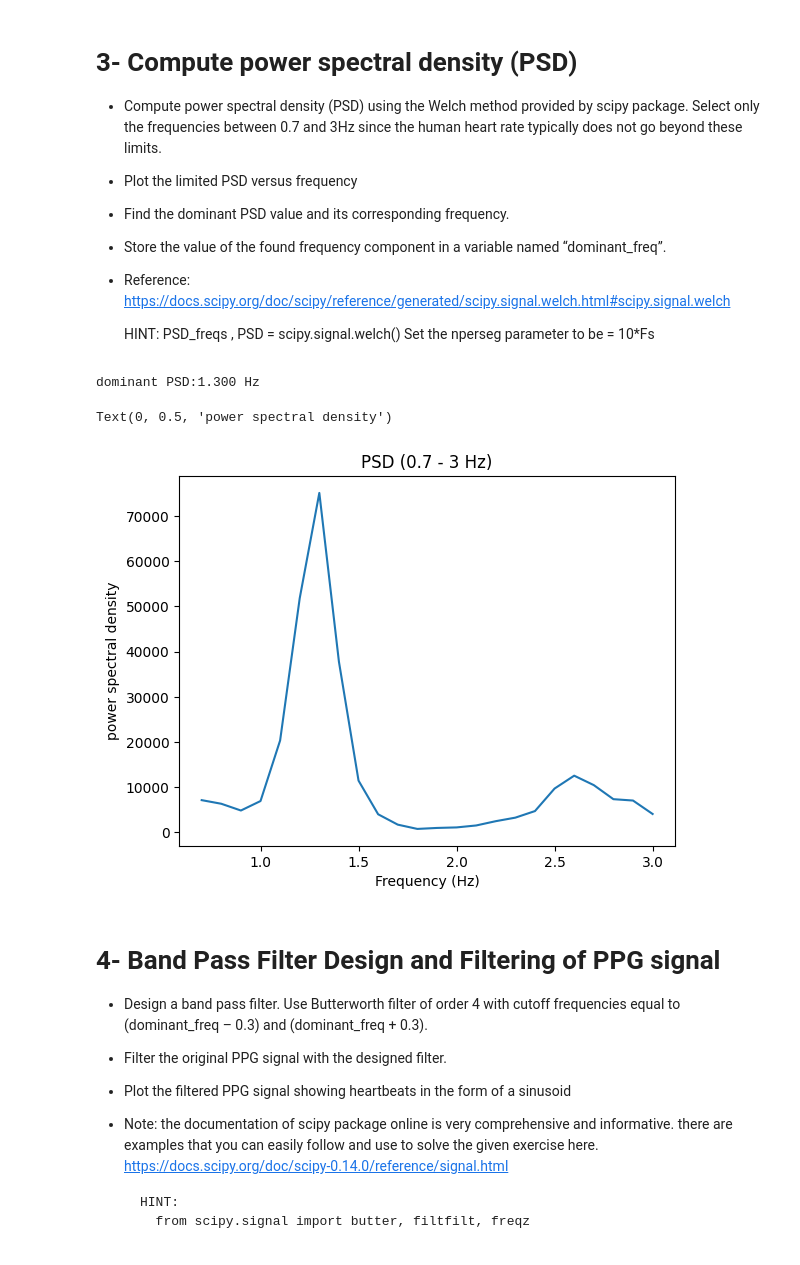
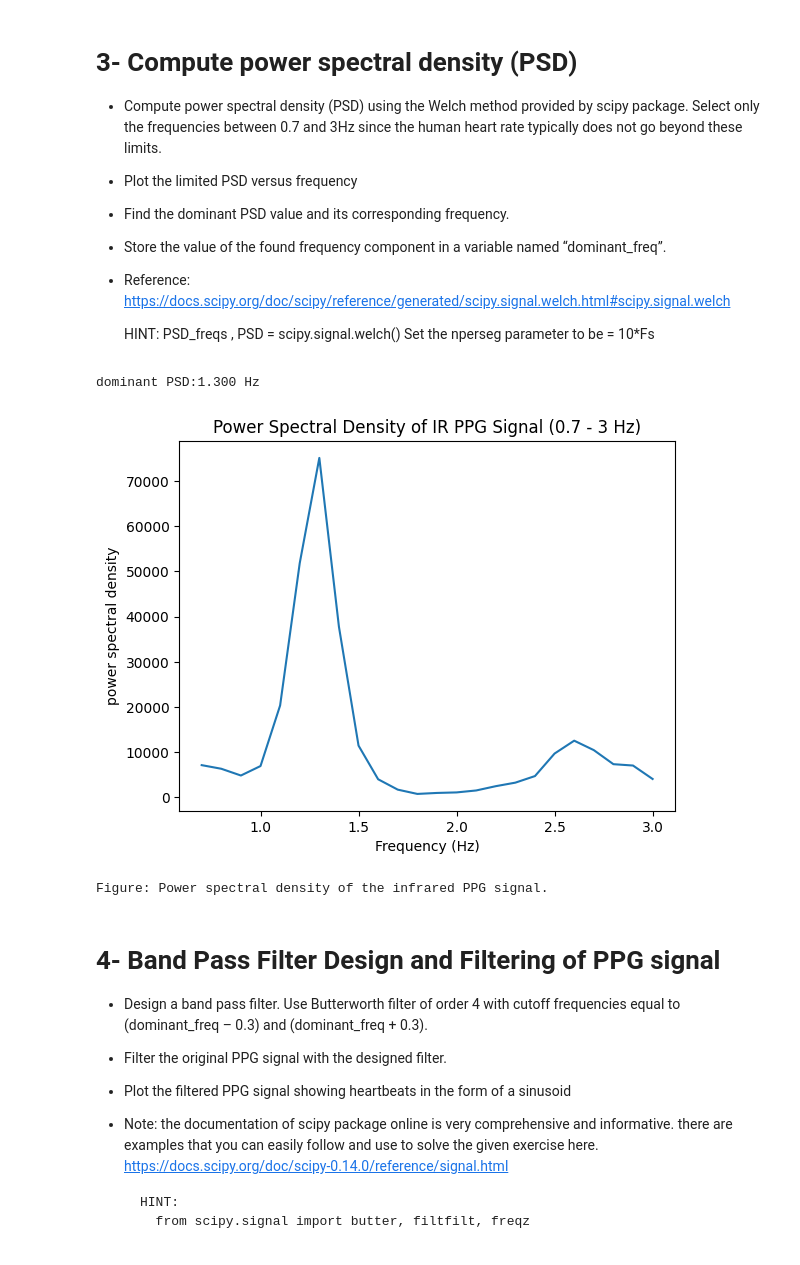
Before and after one commit to simulate111/Acquisition-and-Analysis-of-Biosignals, a Jupyter notebook: dtek0042_exercise_3.ipynb, the cells around one changed output. Saved outputs shown, nothing was run; the diff lists cells and outputs as text; code cells hidden in the pictures.

```diff
--- a/dtek0042_exercise_3.ipynb
+++ b/dtek0042_exercise_3.ipynb
@@ -80,26 +84,28 @@ Text(0.5, 0, 'Time (s)')
 # %%
 # code
 # Welch method
 freqs,psd= signal.welch(PPG_sig, fs, nperseg=int(10 * fs))
 
 # filter frequencies between 0.7 and 3 Hz
 valid_idx= np.where((freqs>= 0.7)&(freqs <=3.0))[0]
 limited_freqs=freqs[valid_idx]
 limited_psd =psd[valid_idx]
 
 # dominant PSD
 dominant_freq =limited_freqs[np.argmax(limited_psd)]
 print(f"dominant PSD:{dominant_freq:.3f} Hz")
 
 # Plot PSD
 plt.plot(limited_freqs, limited_psd)
-plt.title("PSD (0.7 - 3 Hz)")
 plt.xlabel("Frequency (Hz)")
+plt.title("Power Spectral Density of IR PPG Signal (0.7 - 3 Hz)")
 plt.ylabel("power spectral density")
+plt.show()
+print(f"Figure: Power spectral density of the infrared PPG signal.")
 # %% [output]
 dominant PSD:1.300 Hz
+[figure, new version]
-Text(0, 0.5, 'power spectral density')
+Figure: Power spectral density of the infrared PPG signal.
-[figure, old version]
 # %% [markdown]
 # 4- Band Pass Filter Design and Filtering of PPG signal
 *  Design a band pass filter. Use Butterworth filter of order 4 with cutoff frequencies equal to (dominant_freq – 0.3) and (dominant_freq + 0.3).
```
Also changed, not shown: parts of 8 cells of this notebook.
